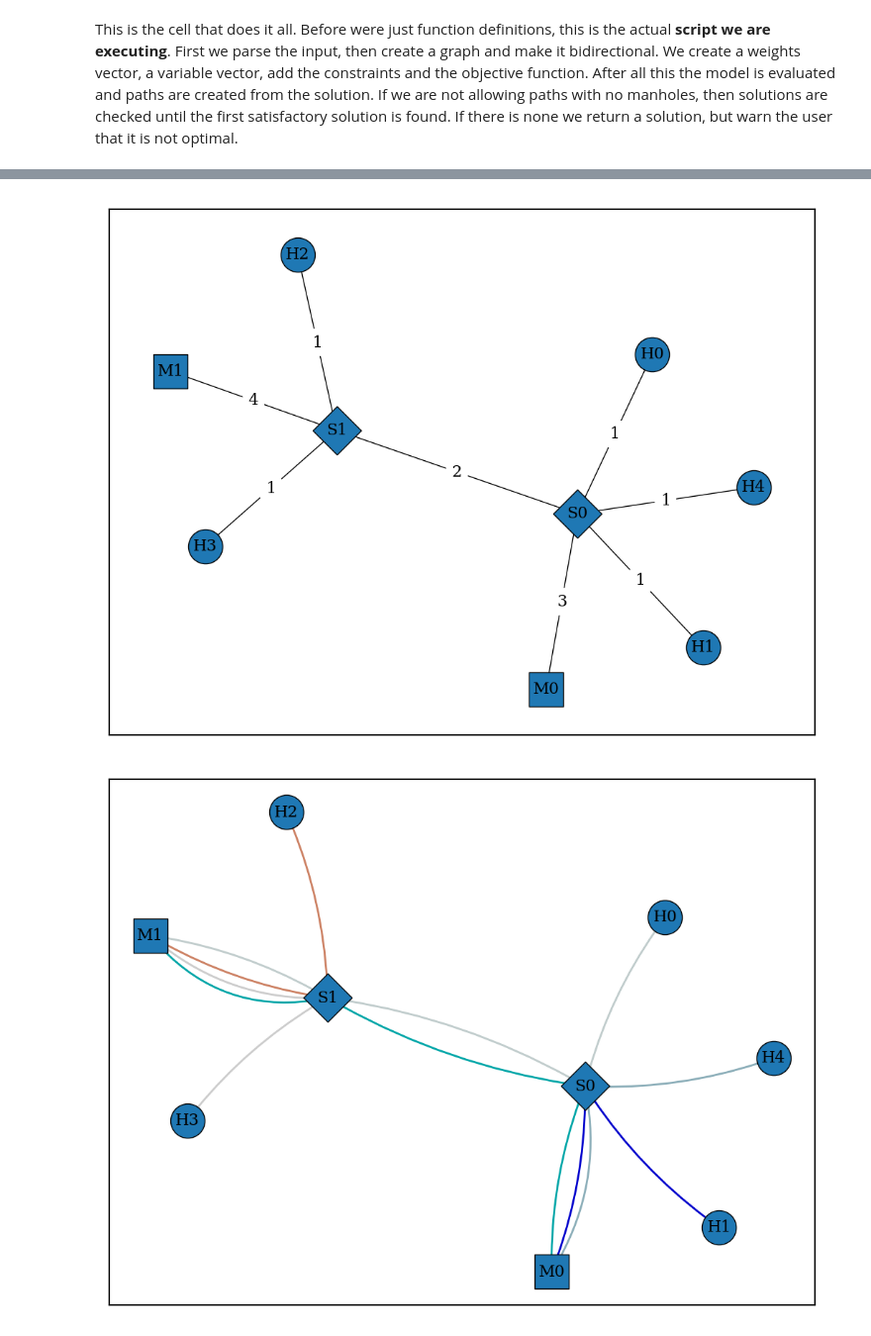
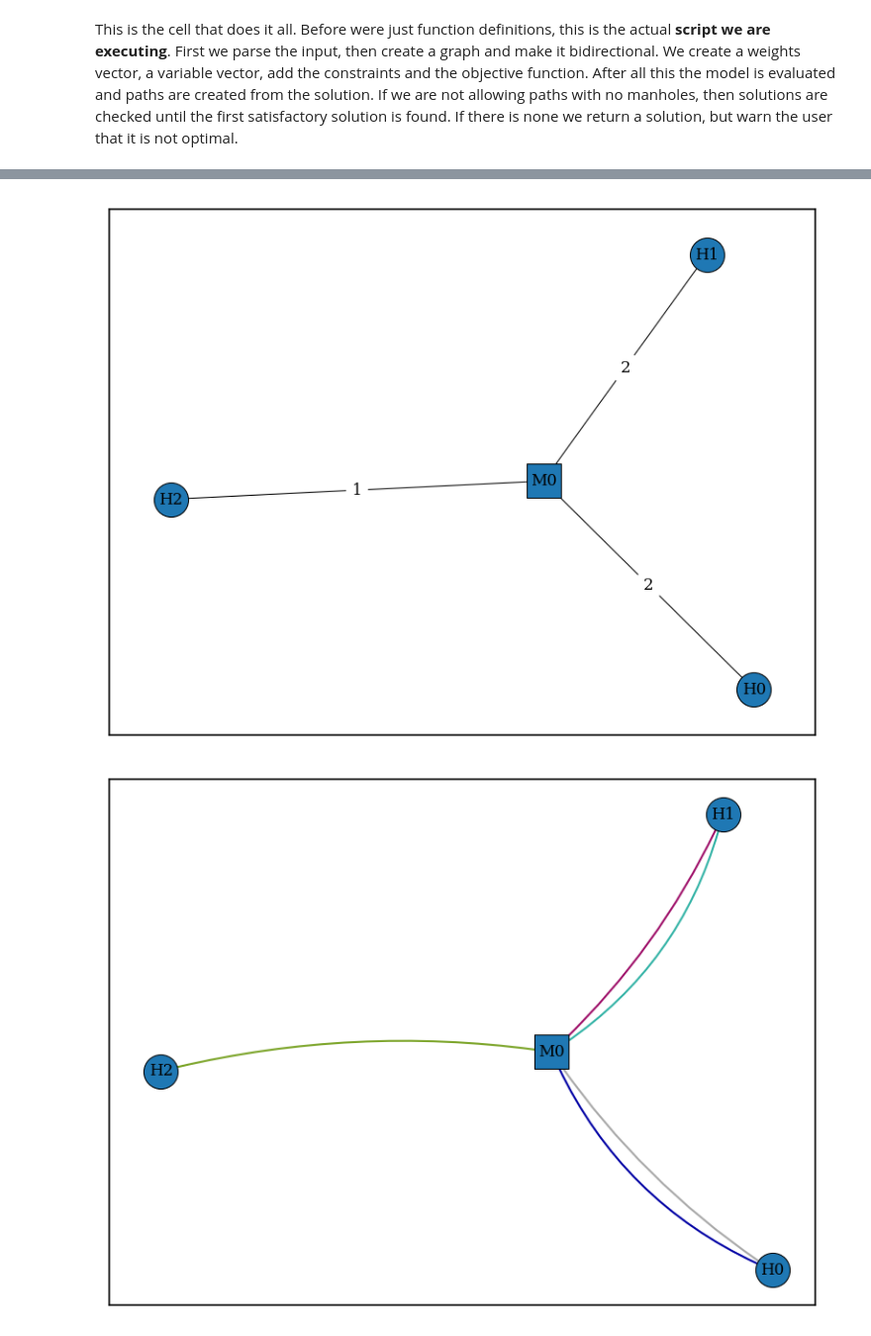
Before and after one commit to Edelwy/dfg-project-math381, a Jupyter notebook: ip.ipynb, the cells around one changed output, grey strips where cells are left out. Shown: that part at 99% size. Drawn from its saved outputs; the diff is of its cells as text; code cells hidden in the pictures.

```diff
--- a/ip.ipynb
+++ b/ip.ipynb
@@ -17,7 +17,7 @@ import random # For vizualization.
 import matplotlib.colors as mcolors # For vizualization.
 import time # For timing the execution.
 
-plt.rcParams['figure.dpi'] = 200 # Picture resoluton.
+plt.rcParams['figure.dpi'] = 150 # Picture resoluton.
 # %% [markdown]
 The company provided us with data in *Excel* files. There are 2 sheets in one file for one network. One is for nodes and one is for links. The first column of the **"nodes"** sheet is `str_name` which is used for labeling the nodes. The second column `ref_name` is the type of the node. There are 3 supported types: **PJ** is a manhole, **TS** is a splitter, and **OS** is a house.
 
@@ -84,7 +92,7 @@ def createVariables(model, G_directed): # We are working with a directed graph.
         for end in G_directed.edges(start):
             # If these 2 edges have a common middle
             #node we add them to the dictionary.
-            if end[1] != start[0] and start[1] == end[0]:
+            if end[1] != start[0] and start[1] == end[0] and start[1][0] != "M":
                 x[start, end] = \
                 model.addVar(name=f"x[{start[0]} {start[1]} {end[1]}]", \
                             vtype=GRB.INTEGER)
@@ -162,0 +180,6 @@ If a variable is stitched it does not go directly to the `varsInPath` set. Its v
+# %%
+# Helper function that updates the variable when it is added to the path.
+def updateVariable(vars, varKey, varsInPaths):
+    vars[varKey] = vars[varKey] - 1 # Decrease number of connections in junction.
+    if vars[varKey] == 0: # If there is no more options, we cannot use this anymore.
+        varsInPaths.add(varKey)
@@ -353,8 +381,8 @@ These are the **hyperparameters** that are available as `ip.py` arguments. You c
 visualize = True
 allow_all_paths = False
 junction_variables = True
-input_file = "Theoretical Examples/Example1.xlsx"
-pool_solutions = 100000
+input_file = "Theoretical Examples/Example6.xlsx"
+pool_solutions = 1
 # %% [markdown]
 This is the cell that does it all. Before were just function definitions, this is the actual **script we are executing**.
 First we parse the input, then create a graph and make it bidirectional. We create a weights vector, a variable vector, add the constraints and the objective function. After all this the model is evaluated and paths are created from the solution. If we are not allowing paths with no manholes, then solutions are checked until the first satisfactory solution is found. If there is none we return a solution, but warn the user that it is not optimal.
@@ -378,40 +406,44 @@ x = createVariables(model, G_directed) # Creating the variables vector.
 createConstraints(model, G_directed, x, weights) # Adding constraints to the model.
 createObjective(model, house_nodes, x) # Adding the objective function to the model.
 evaluateModel(model, "DFG", pool_solutions=pool_solutions) # Evaluating the solution.
-paths = junctionsToPaths(model) # Getting the paths of the model.
 
-# If we don't want paths with house-node-house paths, we iterate through
-# the solutions and find the first one that satisfies this constraint.
-# If we dont find any we give a warning, that perhaps we should either save more
-# solutions or lose the constraint.
-solution_index = 0
-if not checkPaths(paths) and not allow_all_paths:
-    for i in range(1, model.SolCount):
-        model.setParam(GRB.Param.SolutionNumber, i)
-        paths = junctionsToPaths(model)
-        path_check = checkPaths(paths)
-        if path_check:
-            solution_index = i
-            break
-        if not path_check and i == model.SolCount - 1:
-            print("No solution with a manhole in every path found. \
-                  Printing last solution saved. If this is not satisfactory \
-                  consider increasing the number of solutions saved.")
+if model.SolCount == 0:
+    print("No solution was found for this model.")
+else:
+    paths = junctionsToPaths(model, G, manhole_nodes, weights) # Getting the paths of the model.
+    # If we don't want paths with house-node-house paths, we iterate through
+    # the solutions and find the first one that satisfies this constraint.
+    # If we dont find any we give a warning, that perhaps we should either save more
+    # solutions or lose the constraint.
+    solution_index = 0
+    if not checkPaths(paths) and not allow_all_paths:
+        for i in range(1, model.SolCount):
+            model.setParam(GRB.Param.SolutionNumber, i)
+            paths = junctionsToPaths(model, G, manhole_nodes, weights)
+            path_check = checkPaths(paths)
+            if path_check:
+                solution_index = i
+                break
+            if not path_check and i == model.SolCount - 1:
+                print("No solution with a manhole in every path found. \
+                    Printing last solution saved. If this is not satisfactory \
+                    consider increasing the number of solutions saved.")
 
-# Getting the exection time.
-end_time = time.time()
-execution_time = end_time - start_time
+    # Getting the exection time.
+    end_time = time.time()
+    execution_time = end_time - start_time
 
-#Printing out the report.
-writeReport(model, paths, solution_index, execution_time, junction_variables)
+    #Printing out the report.
+    writeReport(model, paths, solution_index, execution_time, junction_variables)
 
 # Vizualizing the input as an undirected graph and a solution as a multigraph.
 if visualize:
     pos=nx.spring_layout(G)
-    G_multi = createMultigraph(house_nodes, manhole_nodes, splitter_nodes, paths)
     visualizeGraph(G, pos, house_nodes, manhole_nodes, splitter_nodes, weights)
     plt.show()
-    visualizeMultigraph(G_multi, pos, house_nodes, manhole_nodes, splitter_nodes)
-    plt.show()
+    if model.SolCount != 0:
+        G_multi = createMultigraph(house_nodes, manhole_nodes, splitter_nodes, paths)
+        visualizeMultigraph(G_multi, pos, house_nodes, manhole_nodes, splitter_nodes)
+        plt.show()
 # %% [output]
 REPORT:
@@ -434,2 +463,2 @@ x[S0 S1 M1]: 2.0
-[figure, old version]
+[figure, new version]
-[figure, old version]
+[figure, new version]
```
Also changed, not shown: parts of 22 cells of this notebook, 7 other files.
